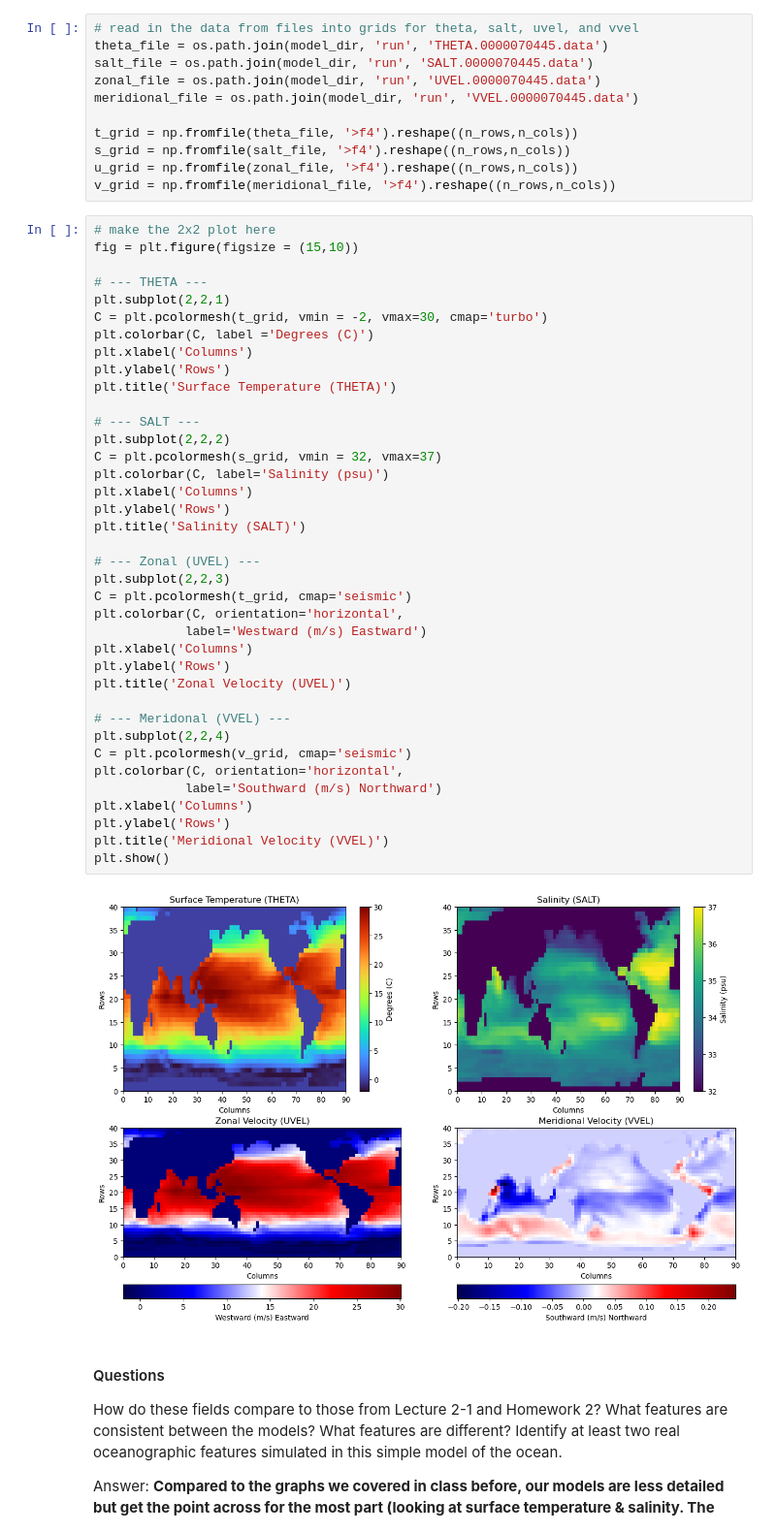
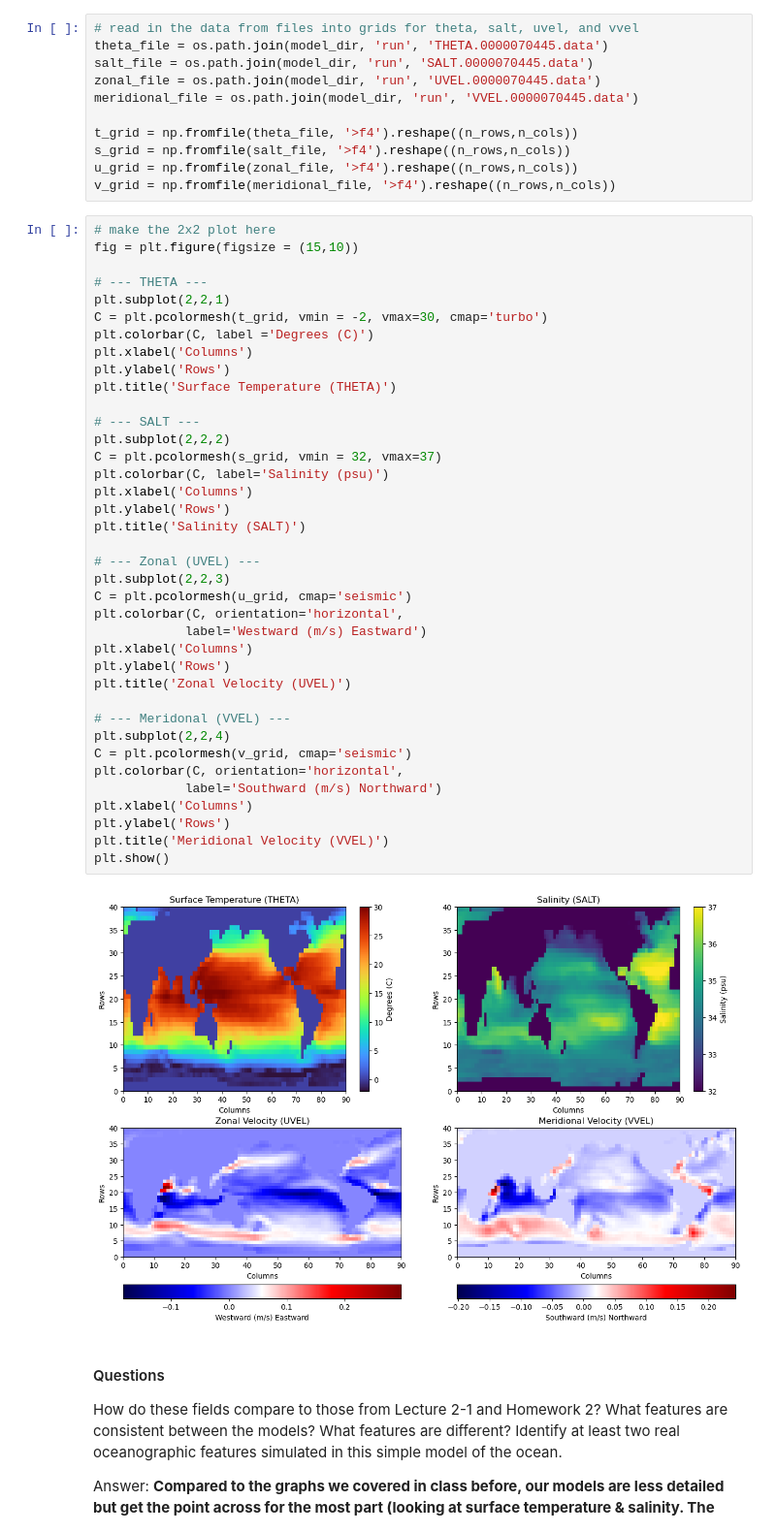
Before and after one commit to andrej-rivera/cs185c, a Jupyter notebook: homework/homework_7/HW7 An MITgcm Tutorial Experiment.ipynb, the cells around one changed output. Shown: that part at 97% size. Drawn from its saved outputs; the diff is of its cells as text.

```diff
--- a/homework/homework_7/HW7 An MITgcm Tutorial Experiment.ipynb
+++ b/homework/homework_7/HW7 An MITgcm Tutorial Experiment.ipynb
@@ -121,35 +121,35 @@ plt.colorbar(C, label ='Degrees (C)')
 plt.xlabel('Columns')
 plt.ylabel('Rows')
 plt.title('Surface Temperature (THETA)')
 
 # --- SALT ---
 plt.subplot(2,2,2)
 C = plt.pcolormesh(s_grid, vmin = 32, vmax=37)
 plt.colorbar(C, label='Salinity (psu)')
 plt.xlabel('Columns')
 plt.ylabel('Rows')
 plt.title('Salinity (SALT)')
 
 # --- Zonal (UVEL) ---
 plt.subplot(2,2,3)
-C = plt.pcolormesh(t_grid, cmap='seismic')
+C = plt.pcolormesh(u_grid, cmap='seismic')
 plt.colorbar(C, orientation='horizontal',
             label='Westward (m/s) Eastward')
 plt.xlabel('Columns')
 plt.ylabel('Rows')
 plt.title('Zonal Velocity (UVEL)')
 
 # --- Meridonal (VVEL) ---
 plt.subplot(2,2,4)
 C = plt.pcolormesh(v_grid, cmap='seismic')
 plt.colorbar(C, orientation='horizontal',
             label='Southward (m/s) Northward')
 plt.xlabel('Columns')
 plt.ylabel('Rows')
 plt.title('Meridional Velocity (VVEL)')
 plt.show()
 # %% [output]
-[figure, old version]
+[figure, new version]
 # %% [markdown]
 #### Questions
 
```
